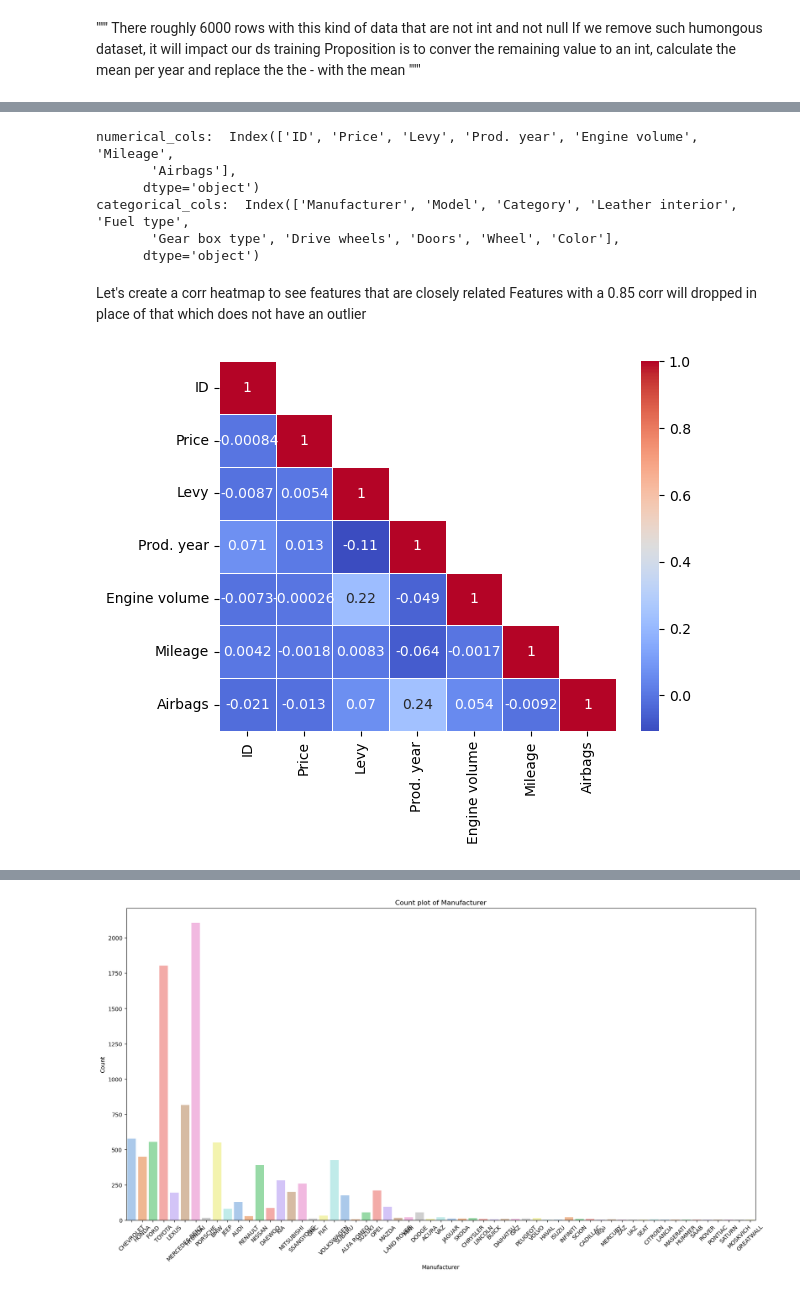
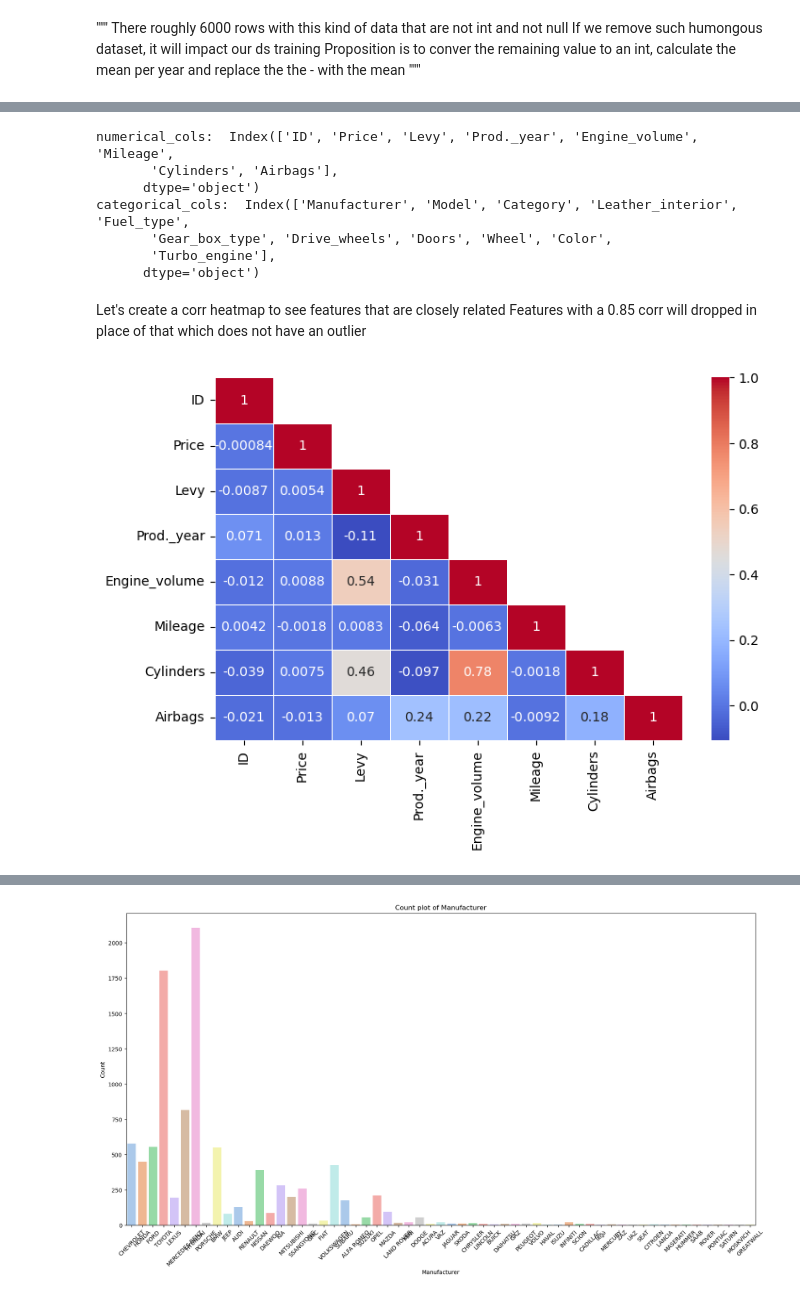
Before and after one commit to Aifedayo/data-science-maths, a Jupyter notebook: Projects/flask_server_car_price_pred_v2/model/car_price_prediction_model_v2.ipynb, the cells around one changed output, grey strips where cells are left out. Drawn from its saved outputs; the diff is of its cells as text; code cells hidden in the pictures.

```diff
--- a/Projects/flask_server_car_price_pred_v2/model/car_price_prediction_model_v2.ipynb
+++ b/Projects/flask_server_car_price_pred_v2/model/car_price_prediction_model_v2.ipynb
@@ -138,3 +113,17 @@ memory usage: 2.6+ MB
+# %%
+def create_turbo_col(x):
+    try:
+        if len(x.split(' '))>1:
+            return x[1]
+        else:
+            return 'Not Turbo'
+    except ValueError:
+        return 0
+# %%
+df['Turbo_engine'] = df.Engine_volume.apply(create_turbo_col)
+# %%
+df.Engine_volume = df.Engine_volume.str.split(' ').str[0]
+df.Engine_volume = df.Engine_volume.astype(float)
 # %%
 df.describe()
 # %% [output]
@@ -149,16 +138,17 @@ df.describe()
 | max | 4.581665e+07 | 2.630750e+07 | 11714.000000 | 2020.000000 | 20.000000 | 2.147484e+09 | 16.000000 | 16.000000 |
 # %%
 # Check if any cols contain values that are non int in the numerical cols
-numerical_cols = df.select_dtypes(include=['int']).columns
+numerical_cols = df.select_dtypes(include=['int', 'float']).columns
 print('numerical_cols: ', numerical_cols)
 categorical_cols = df.select_dtypes(include=['object']).columns
 print('categorical_cols: ',categorical_cols)
 # %% [output]
-numerical_cols:  Index(['ID', 'Price', 'Levy', 'Prod. year', 'Engine volume', 'Mileage',
-       'Airbags'],
+numerical_cols:  Index(['ID', 'Price', 'Levy', 'Prod._year', 'Engine_volume', 'Mileage',
+       'Cylinders', 'Airbags'],
       dtype='object')
-categorical_cols:  Index(['Manufacturer', 'Model', 'Category', 'Leather interior', 'Fuel type',
-       'Gear box type', 'Drive wheels', 'Doors', 'Wheel', 'Color'],
+categorical_cols:  Index(['Manufacturer', 'Model', 'Category', 'Leather_interior', 'Fuel_type',
+       'Gear_box_type', 'Drive_wheels', 'Doors', 'Wheel', 'Color',
+       'Turbo_engine'],
       dtype='object')
 # %% [markdown]
 Let's create a corr heatmap to see features that are closely related
@@ -167,13 +157,13 @@ have an outlier
 # %%
 # Corr between numerical cols
 corr = df[numerical_cols].corr()
 # Remove repetition
-
+plt.figure(figsize=(8,5))
 mask = ~np.tri(corr.shape[0], k=0, dtype=bool)
 
 sns.heatmap(corr, mask=mask, annot=True, cmap='coolwarm', linewidths=0.5);
 # %% [output]
-[figure, old version]
+[figure, new version]
 # %%
 #Create a boc plot to visualize outliers in the numerical cols
 for col in numerical_cols:
```
Also changed, not shown: parts of 33 cells of this notebook.
